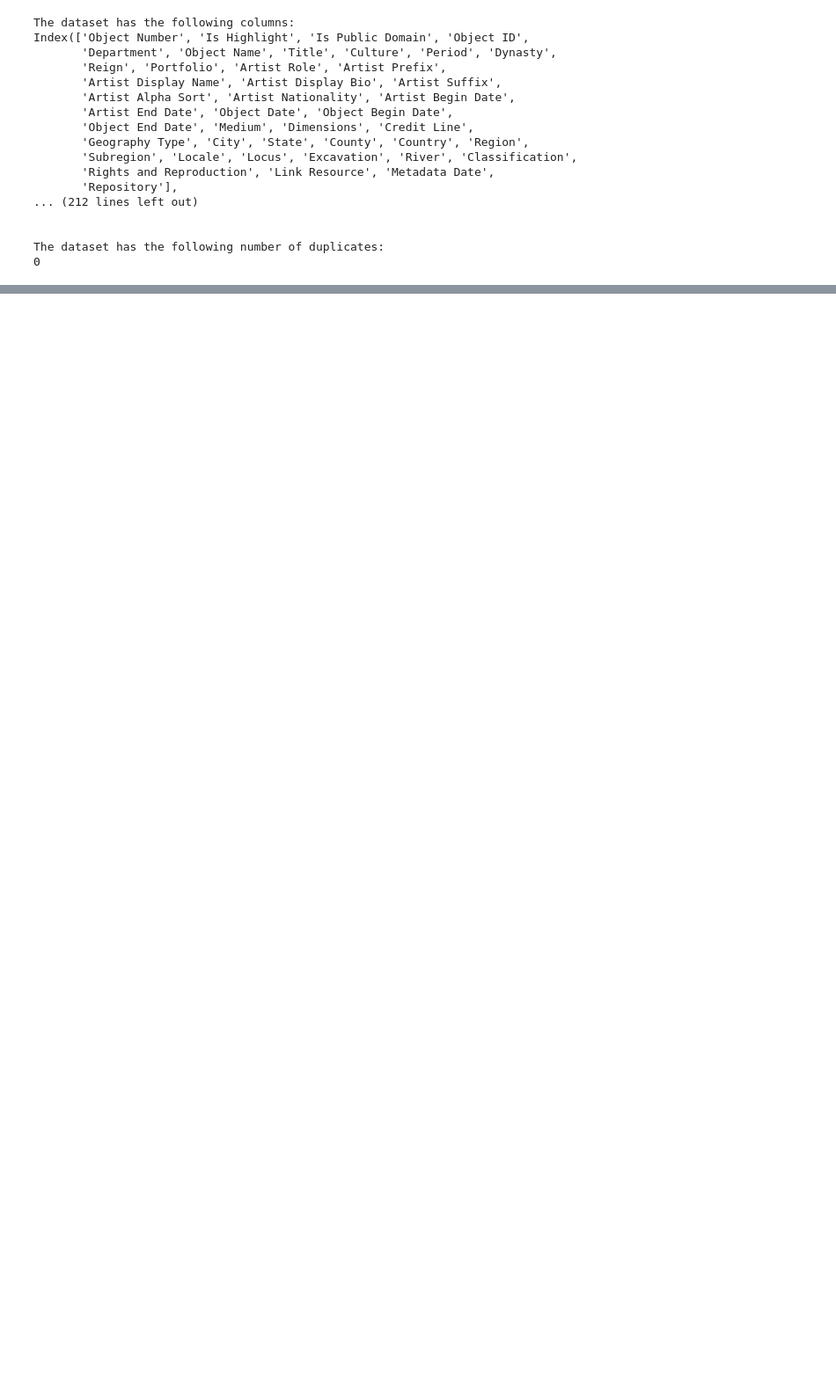
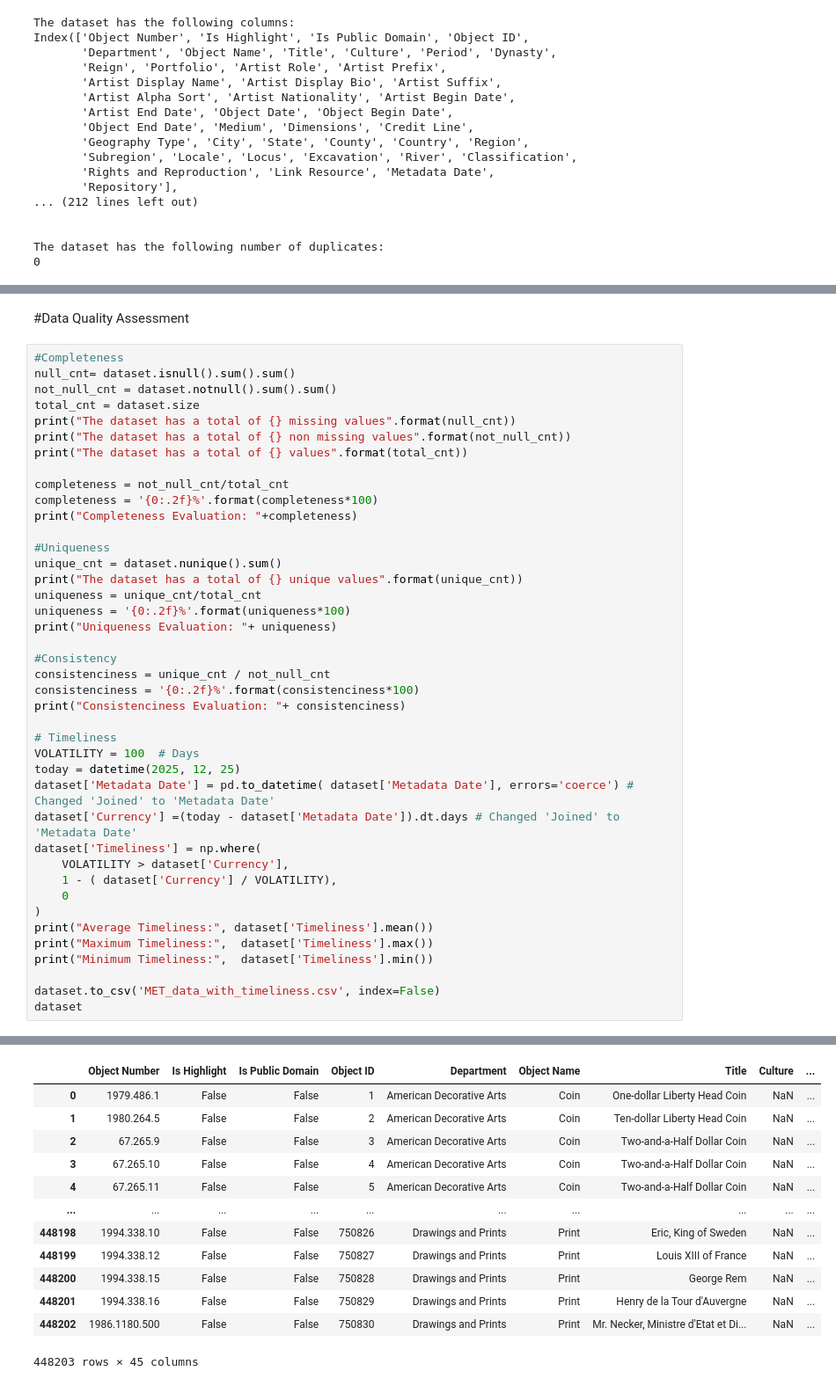
Before and after one commit to MoeinDSP/Data-and-Information-Quality, a Jupyter notebook: DIQ.ipynb, the cells around one changed output, grey strips where cells are left out. Shown at 88% size. Cells and saved outputs as stored; diff of their text form; blank space fills up the shorter version.

```diff
--- a/DIQ.ipynb
+++ b/DIQ.ipynb
@@ -170,0 +183,44 @@ The dataset has the following number of duplicates:
+# %% [markdown]
+#Data Quality Assessment
+# %%
+#Completeness
+null_cnt= dataset.isnull().sum().sum()
+not_null_cnt = dataset.notnull().sum().sum()
+total_cnt = dataset.size
+print("The dataset has a total of {} missing values".format(null_cnt))
+print("The dataset has a total of {} non missing values".format(not_null_cnt))
+print("The dataset has a total of {} values".format(total_cnt))
+
+completeness = not_null_cnt/total_cnt
+completeness = '{0:.2f}%'.format(completeness*100)
+print("Completeness Evaluation: "+completeness)
+
+#Uniqueness
+unique_cnt = dataset.nunique().sum()
+print("The dataset has a total of {} unique values".format(unique_cnt))
+uniqueness = unique_cnt/total_cnt
+uniqueness = '{0:.2f}%'.format(uniqueness*100)
+print("Uniqueness Evaluation: "+ uniqueness)
+
+#Consistency
+consistenciness = unique_cnt / not_null_cnt
+consistenciness = '{0:.2f}%'.format(consistenciness*100)
+print("Consistenciness Evaluation: "+ consistenciness)
+
+# Timeliness
+VOLATILITY = 100  # Days
+today = datetime(2025, 12, 25)
+dataset['Metadata Date'] = pd.to_datetime( dataset['Metadata Date'], errors='coerce') # Changed 'Joined' to 'Metadata Date'
+dataset['Currency'] =(today - dataset['Metadata Date']).dt.days # Changed 'Joined' to 'Metadata Date'
+dataset['Timeliness'] = np.where(
+    VOLATILITY > dataset['Currency'],
+    1 - ( dataset['Currency'] / VOLATILITY),
+    0
+)
+print("Average Timeliness:", dataset['Timeliness'].mean())
+print("Maximum Timeliness:",  dataset['Timeliness'].max())
+print("Minimum Timeliness:",  dataset['Timeliness'].min())
+
+dataset.to_csv('MET_data_with_timeliness.csv', index=False)
+dataset
+# %% [output]
@@ -170,0 +237,13 @@ The dataset has the following number of duplicates:
+|  | Object Number | Is Highlight | Is Public Domain | Object ID | Department | Object Name | Title | Culture | ... |
+| 0 | 1979.486.1 | False | False | 1 | American Decorative Arts | Coin | One-dollar Liberty Head Coin | NaN | ... |
+| 1 | 1980.264.5 | False | False | 2 | American Decorative Arts | Coin | Ten-dollar Liberty Head Coin | NaN | ... |
+| 2 | 67.265.9 | False | False | 3 | American Decorative Arts | Coin | Two-and-a-Half Dollar Coin | NaN | ... |
+| 3 | 67.265.10 | False | False | 4 | American Decorative Arts | Coin | Two-and-a-Half Dollar Coin | NaN | ... |
+| 4 | 67.265.11 | False | False | 5 | American Decorative Arts | Coin | Two-and-a-Half Dollar Coin | NaN | ... |
+| ... | ... | ... | ... | ... | ... | ... | ... | ... | ... |
+| 448198 | 1994.338.10 | False | False | 750826 | Drawings and Prints | Print | Eric, King of Sweden | NaN | ... |
+| 448199 | 1994.338.12 | False | False | 750827 | Drawings and Prints | Print | Louis XIII of France | NaN | ... |
+| 448200 | 1994.338.15 | False | False | 750828 | Drawings and Prints | Print | George Rem | NaN | ... |
+| 448201 | 1994.338.16 | False | False | 750829 | Drawings and Prints | Print | Henry de la Tour d'Auvergne | NaN | ... |
+| 448202 | 1986.1180.500 | False | False | 750830 | Drawings and Prints | Print | Mr. Necker, Ministre d'Etat et Di... | NaN | ... |
+448203 rows × 45 columns
```
Also changed, not shown: parts of 10 cells of this notebook.
